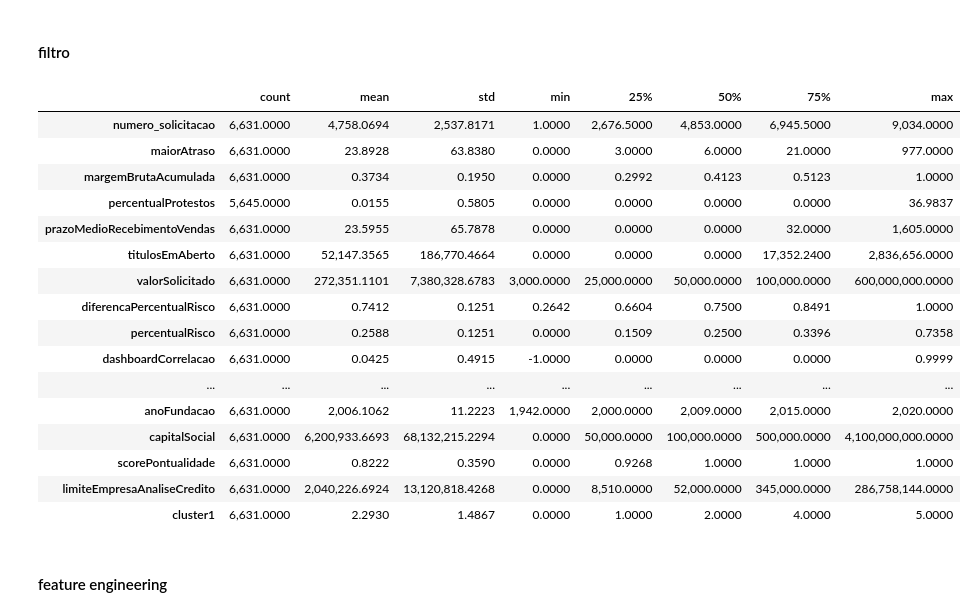
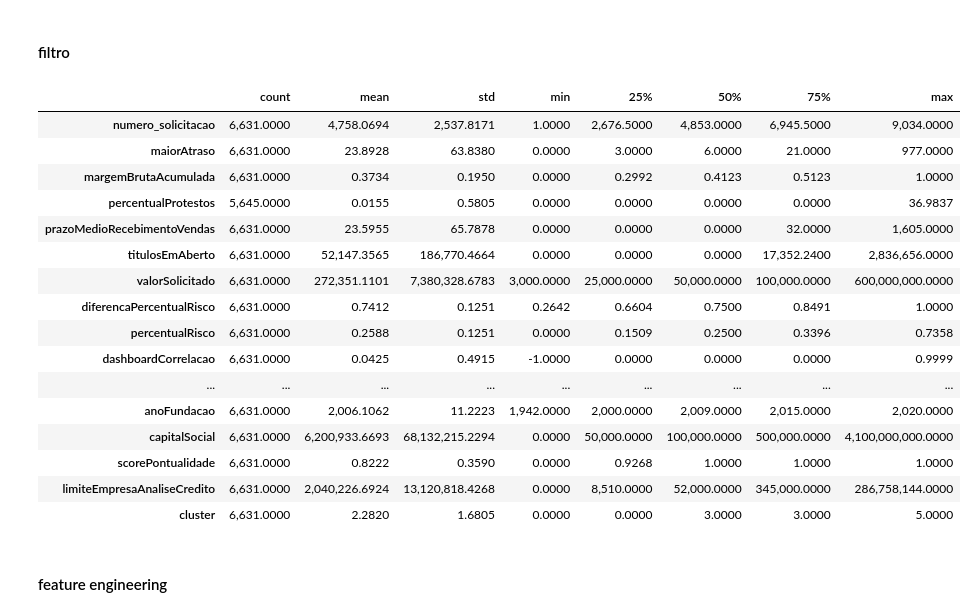
Before and after one commit to jonaszarpellon/fiap-ai-mba-bootcamp-credit, a Jupyter notebook: 4.Análise de Risco.ipynb, the cells around one changed output. Saved outputs shown, nothing was run; the diff lists cells and outputs as text; code cells hidden in the pictures.

```diff
--- a/4.Análise de Risco.ipynb
+++ b/4.Análise de Risco.ipynb
@@ -87,35 +85,35 @@ data.sample(10).T
 # %%
 # filtra as solicitações aprovadas
 @pf.register_dataframe_method
 def filter_status(
 	data: pd.DataFrame, # dataframe com a coluna 'status'
 	) -> pd.DataFrame:
 	X = data.copy()
 	X = X[X.status.isin(['AprovadoAnalista', 'AprovadoComite'])]
 	X = X[X.anoFundacao > 1900]
 	X = X[X.faturamentoBruto > 0]
 	X = X[X.periodoDemonstrativoEmMeses > 0]
-	X = X[X.cluster1.notna()]
+	X = X[X.cluster.notna()]
 	return X
 data.filter_status().describe().T
 # %% [output]
 |  | count | mean | std | min | 25% | 50% | 75% | max |
 | numero_solicitacao | 6,631.0000 | 4,758.0694 | 2,537.8171 | 1.0000 | 2,676.5000 | 4,853.0000 | 6,945.5000 | 9,034.0000 |
 | maiorAtraso | 6,631.0000 | 23.8928 | 63.8380 | 0.0000 | 3.0000 | 6.0000 | 21.0000 | 977.0000 |
 | margemBrutaAcumulada | 6,631.0000 | 0.3734 | 0.1950 | 0.0000 | 0.2992 | 0.4123 | 0.5123 | 1.0000 |
 | percentualProtestos | 5,645.0000 | 0.0155 | 0.5805 | 0.0000 | 0.0000 | 0.0000 | 0.0000 | 36.9837 |
 | prazoMedioRecebimentoVendas | 6,631.0000 | 23.5955 | 65.7878 | 0.0000 | 0.0000 | 0.0000 | 32.0000 | 1,605.0000 |
 | titulosEmAberto | 6,631.0000 | 52,147.3565 | 186,770.4664 | 0.0000 | 0.0000 | 0.0000 | 17,352.2400 | 2,836,656.0000 |
 | valorSolicitado | 6,631.0000 | 272,351.1101 | 7,380,328.6783 | 3,000.0000 | 25,000.0000 | 50,000.0000 | 100,000.0000 | 600,000,000.0000 |
 | diferencaPercentualRisco | 6,631.0000 | 0.7412 | 0.1251 | 0.2642 | 0.6604 | 0.7500 | 0.8491 | 1.0000 |
 | percentualRisco | 6,631.0000 | 0.2588 | 0.1251 | 0.0000 | 0.1509 | 0.2500 | 0.3396 | 0.7358 |
 | dashboardCorrelacao | 6,631.0000 | 0.0425 | 0.4915 | -1.0000 | 0.0000 | 0.0000 | 0.0000 | 0.9999 |
 | ... | ... | ... | ... | ... | ... | ... | ... | ... |
 | anoFundacao | 6,631.0000 | 2,006.1062 | 11.2223 | 1,942.0000 | 2,000.0000 | 2,009.0000 | 2,015.0000 | 2,020.0000 |
 | capitalSocial | 6,631.0000 | 6,200,933.6693 | 68,132,215.2294 | 0.0000 | 50,000.0000 | 100,000.0000 | 500,000.0000 | 4,100,000,000.0000 |
 | scorePontualidade | 6,631.0000 | 0.8222 | 0.3590 | 0.0000 | 0.9268 | 1.0000 | 1.0000 | 1.0000 |
 | limiteEmpresaAnaliseCredito | 6,631.0000 | 2,040,226.6924 | 13,120,818.4268 | 0.0000 | 8,510.0000 | 52,000.0000 | 345,000.0000 | 286,758,144.0000 |
-| cluster1 | 6,631.0000 | 2.2930 | 1.4867 | 0.0000 | 1.0000 | 2.0000 | 4.0000 | 5.0000 |
+| cluster | 6,631.0000 | 2.2820 | 1.6805 | 0.0000 | 0.0000 | 3.0000 | 3.0000 | 5.0000 |
 # %% [markdown]
 #### feature engineering
 # %%
```
Also changed, not shown: parts of 23 cells of this notebook.
